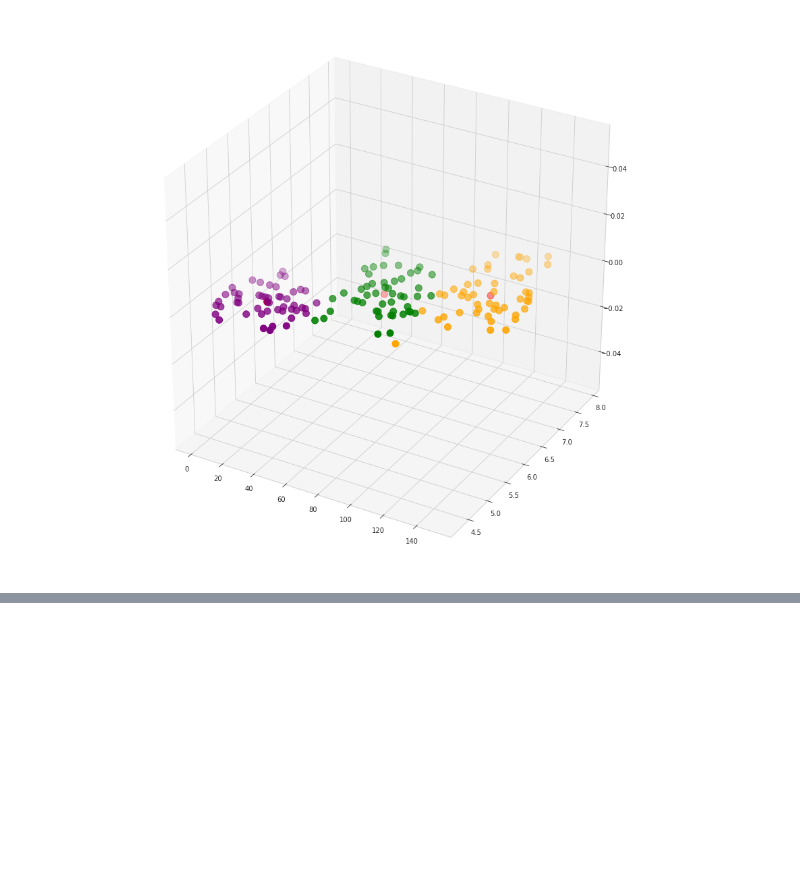
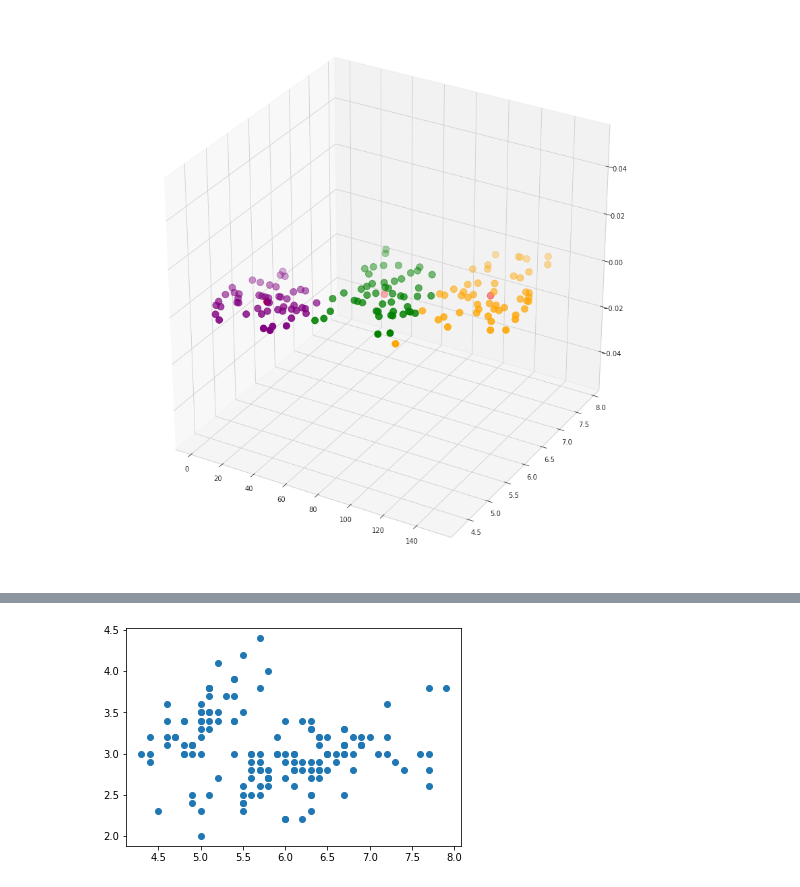
Before and after one commit to Sobariyah1001/datamining, a Jupyter notebook: _sources/Tugas.ipynb, the cells around one changed output, grey strips where cells are left out. Saved outputs shown, nothing was run; the diff lists cells and outputs as text; code cells hidden in the pictures; blank space fills up the shorter version.

```diff
--- a/_sources/Tugas.ipynb
+++ b/_sources/Tugas.ipynb
@@ -1049,0 +1057,4 @@ plt.show()
+# %%
+#Reading the Iris.csv file
+
+Iris_data = pd.read_csv('https://raw.githubusercontent.com/Sobariyah1001/dataset/main/Iris.csv')
@@ -1049,0 +1076,7 @@ plt.show()
+# %%
+#Visualizing the dataset features to find pattern to solve our task
+
+plt.scatter(Iris_data['SepalLengthCm'],Iris_data['SepalWidthCm'])
+plt.show()
+# %% [output]
+[figure, added]
```
Also changed, not shown: parts of 23 cells of this notebook, 27 other files.
